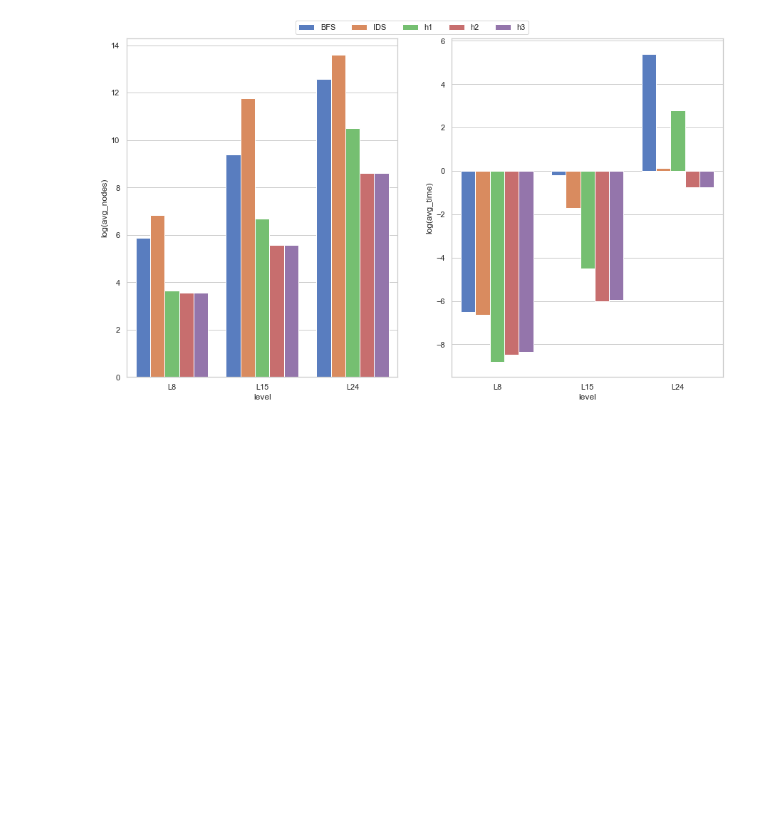
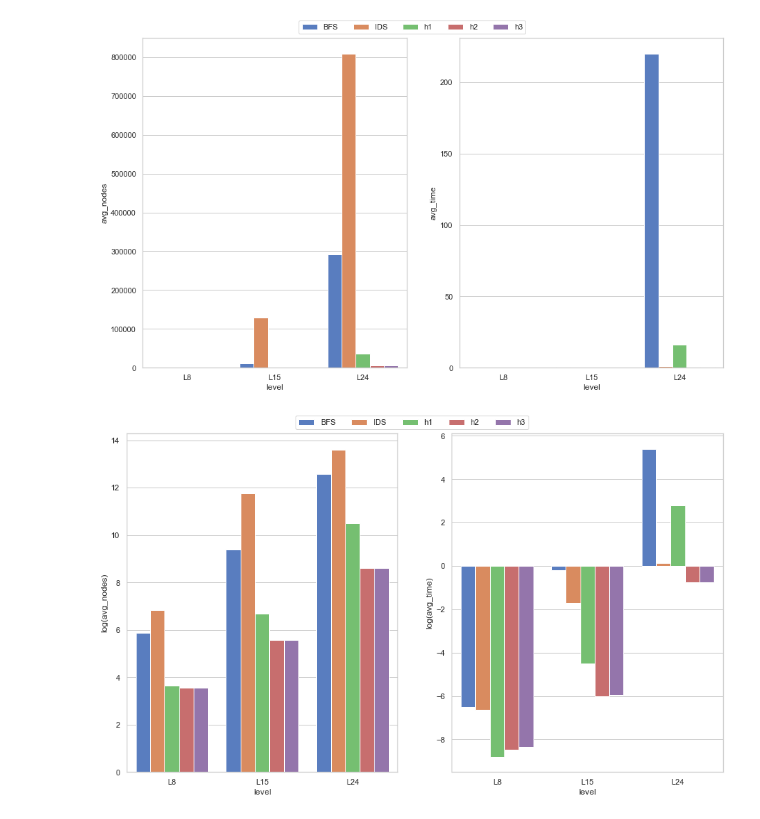
Before and after one commit to benthecoder/8puzzle, a Jupyter notebook: graph.ipynb, the cells around one changed output. Drawn from its saved outputs; the diff is of its cells as text; code cells hidden in the pictures; blank space fills up the shorter version.

```diff
--- a/graph.ipynb
+++ b/graph.ipynb
@@ -60,0 +58,48 @@ df
+# %%
+
+# plot histograms for each level and color by algorithm
+import seaborn as sns
+import matplotlib.pyplot as plt
+
+sns.set_theme(style="whitegrid")
+
+# Initialize the matplotlib figure
+f, axes = plt.subplots(1, 2, figsize=(15, 8), sharex=True)
+
+# Plot the log of avg_nodes
+sns.barplot(
+    x="level",
+    y="avg_nodes",
+    hue="algorithm",
+    data=df,
+    palette="muted",
+    ax=axes[0],
+)
+
+# Plot the total time
+sns.barplot(
+    x="level",
+    y="avg_time",
+    hue="algorithm",
+    data=df,
+    palette="muted",
+    ax=axes[1],
+)
+
+
+# keep only one legend
+handles, labels = axes[0].get_legend_handles_labels()
+f.legend(handles, labels, loc="upper center", ncol=5)
+
+# remove spacing between legend and subplots
+f.subplots_adjust(top=0.95)
+
+# remove legends from subplots
+axes[0].get_legend().remove()
+axes[1].get_legend().remove()
+
+# save figure to file
+
+f.savefig("figs/graph.png")
+# %% [output]
+[figure, added]
```
Also changed, not shown: parts of 3 cells of this notebook, 5 other files.
